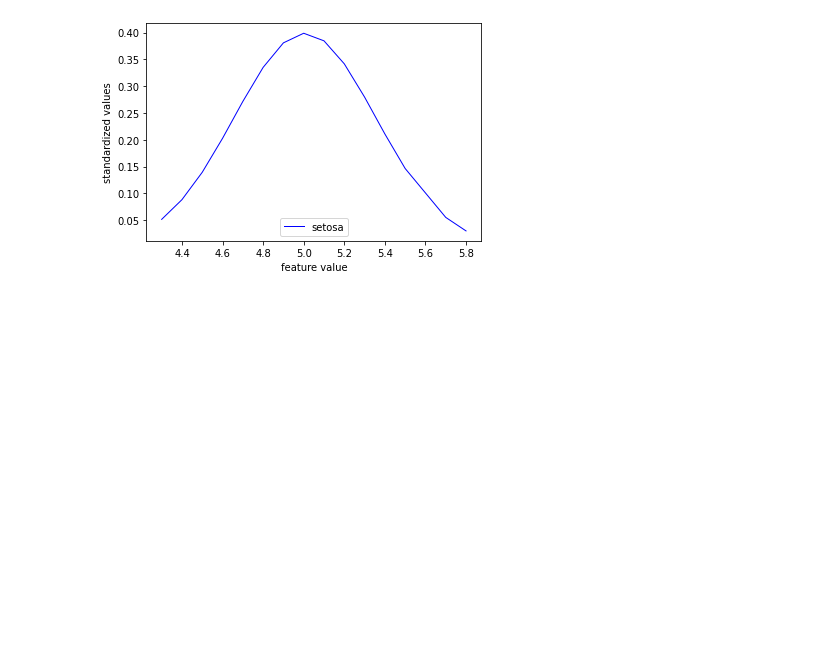
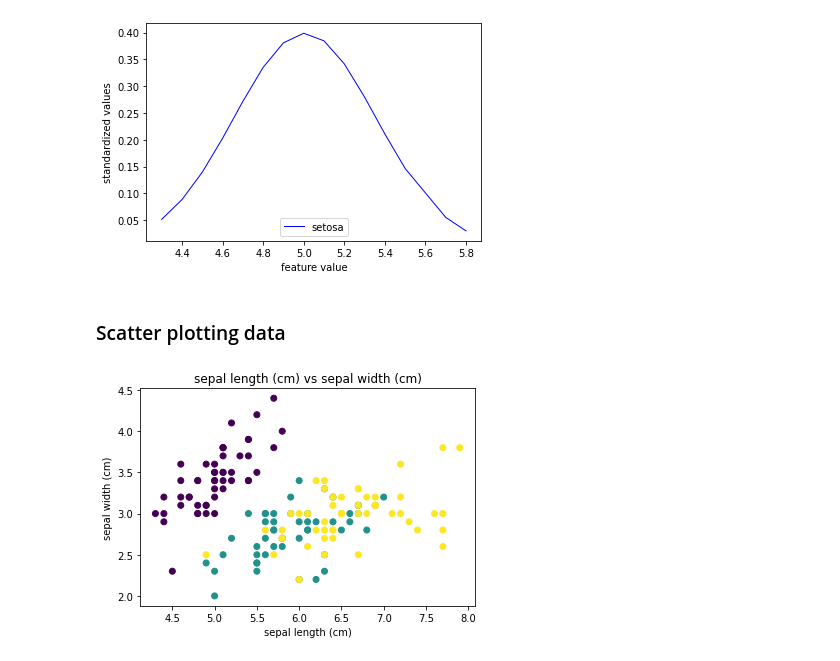
Before and after one commit to KMate-ISD/Machine_learning, a Jupyter notebook: ML_basics.ipynb, the cells around one changed output. Drawn from its saved outputs; the diff is of its cells as text; code cells hidden in the pictures; blank space fills up the shorter version.

Commit message:
Add scatter plot for sepal length over sepal width grouped by species

```diff
--- a/ML_basics.ipynb
+++ b/ML_basics.ipynb
@@ -101,3 +103,22 @@ stdev:         0.349
  4.3   4.4   4.5   4.6   4.7   4.8   4.9   5.0   5.1   5.2   5.3   5.4   5.5   5.7   5.8
 0.05  0.09  0.14  0.20  0.27  0.34  0.38  0.40  0.38  0.34  0.28  0.21  0.15  0.06  0.03
 [figure]
+# %% [markdown]
+### Scatter plotting data
+# %%
+# plot sepal length over sepal width
+
+# make slice
+
+data_scatter=data_iris.data[:,:2]
+
+# grouping variable
+grouping_variable=data_iris.target[:]
+
+plt.scatter(data_scatter[:,0], data_scatter[:,1], c=grouping_variable)
+plt.xlabel(data_iris.feature_names[0])
+plt.ylabel(data_iris.feature_names[1])
+plt.title(f'{data_iris.feature_names[0]} vs {data_iris.feature_names[1]}')
+plt.show()
+# %% [output]
+[figure, added]
```
Also changed, not shown: parts of 2 cells of this notebook.
